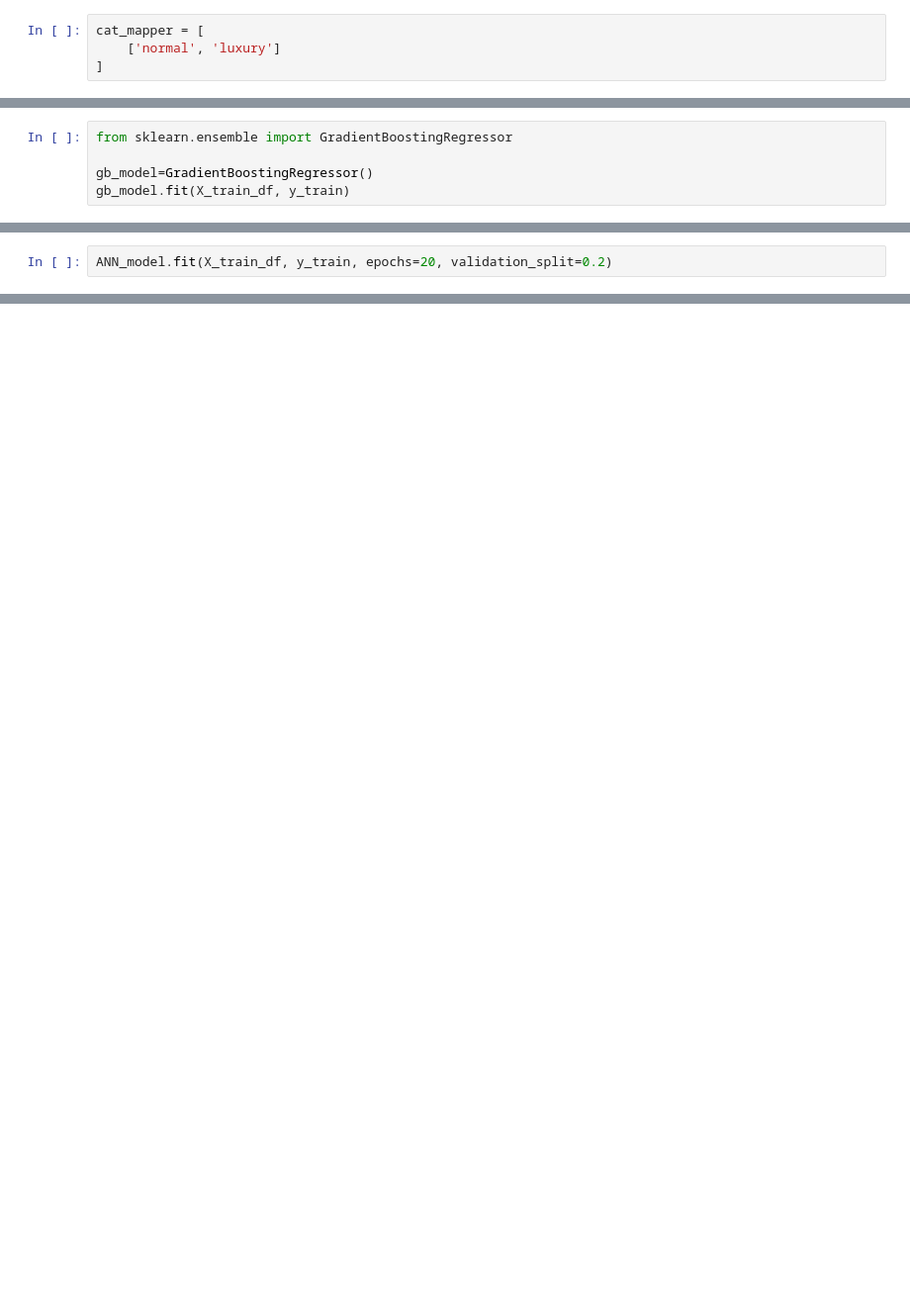
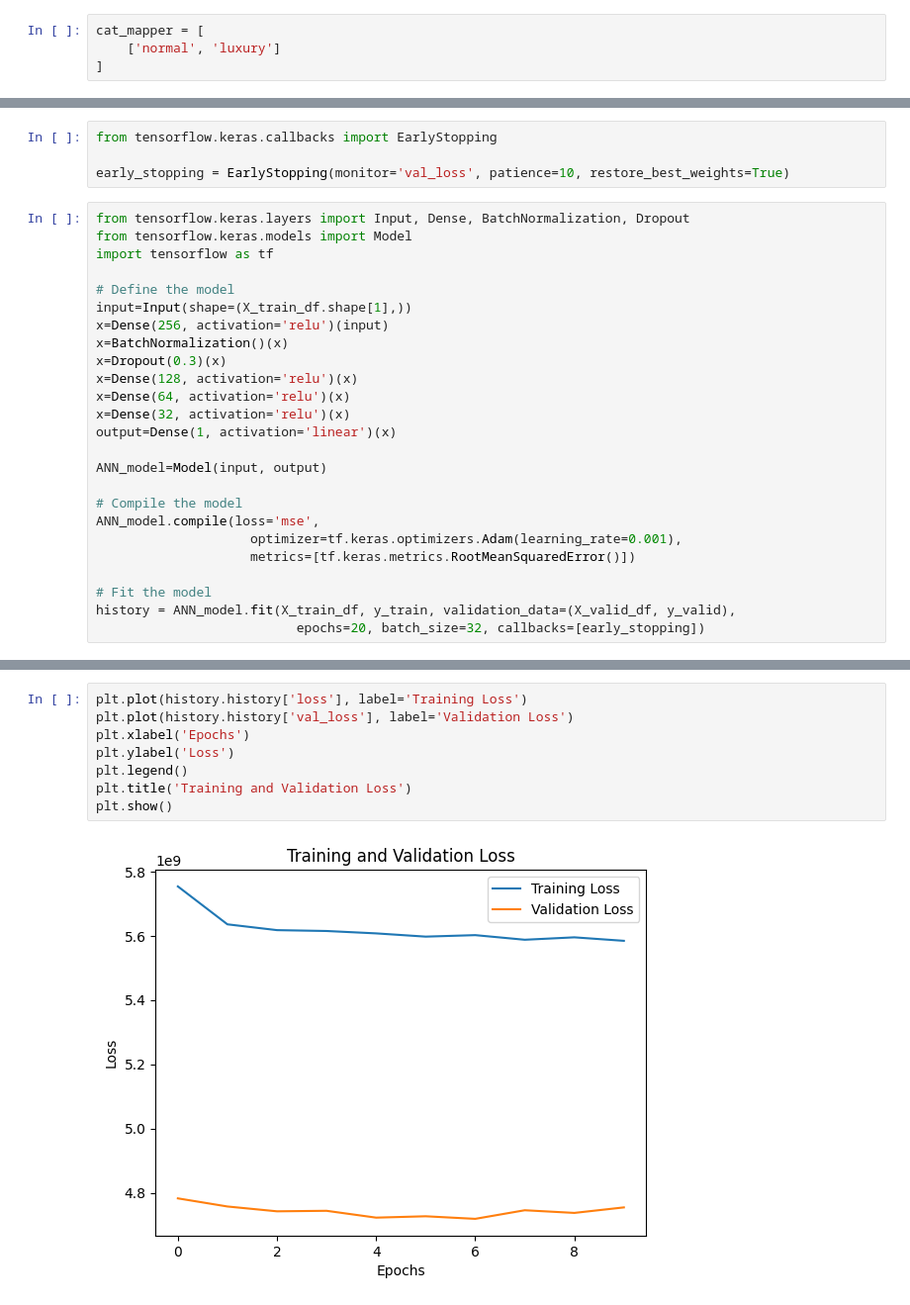
Before and after one commit to tahminehladi/car_price_prediction, a Jupyter notebook: Car_Price_Prediction.ipynb, the cells around one changed output, grey strips where cells are left out. Shown: that part at 99% size. Drawn from its saved outputs; the diff is of its cells as text; blank space fills up the shorter version.

```diff
--- a/Car_Price_Prediction.ipynb
+++ b/Car_Price_Prediction.ipynb
@@ -646,5 +627,0 @@ rf_model_scores
-# %%
-from sklearn.ensemble import GradientBoostingRegressor
-
-gb_model=GradientBoostingRegressor()
-gb_model.fit(X_train_df, y_train)
@@ -675,2 +627,0 @@ ANN_model.compile(optimizer = 'adam',
-# %%
-ANN_model.fit(X_train_df, y_train, epochs=20, validation_split=0.2)
@@ -783,0 +628,29 @@ plt.show()
+# %%
+from tensorflow.keras.callbacks import EarlyStopping
+
+early_stopping = EarlyStopping(monitor='val_loss', patience=10, restore_best_weights=True)
+# %%
+from tensorflow.keras.layers import Input, Dense, BatchNormalization, Dropout
+from tensorflow.keras.models import Model
+import tensorflow as tf
+
+# Define the model
+input=Input(shape=(X_train_df.shape[1],))
+x=Dense(256, activation='relu')(input)
+x=BatchNormalization()(x)
+x=Dropout(0.3)(x)
+x=Dense(128, activation='relu')(x)
+x=Dense(64, activation='relu')(x)
+x=Dense(32, activation='relu')(x)
+output=Dense(1, activation='linear')(x)
+
+ANN_model=Model(input, output)
+
+# Compile the model
+ANN_model.compile(loss='mse',
+                    optimizer=tf.keras.optimizers.Adam(learning_rate=0.001),
+                    metrics=[tf.keras.metrics.RootMeanSquaredError()])
+
+# Fit the model
+history = ANN_model.fit(X_train_df, y_train, validation_data=(X_valid_df, y_valid),
+                          epochs=20, batch_size=32, callbacks=[early_stopping])
@@ -783,0 +688,10 @@ plt.show()
+# %%
+plt.plot(history.history['loss'], label='Training Loss')
+plt.plot(history.history['val_loss'], label='Validation Loss')
+plt.xlabel('Epochs')
+plt.ylabel('Loss')
+plt.legend()
+plt.title('Training and Validation Loss')
+plt.show()
+# %% [output]
+[figure, added]
```
Also changed, not shown: parts of 43 cells of this notebook.
